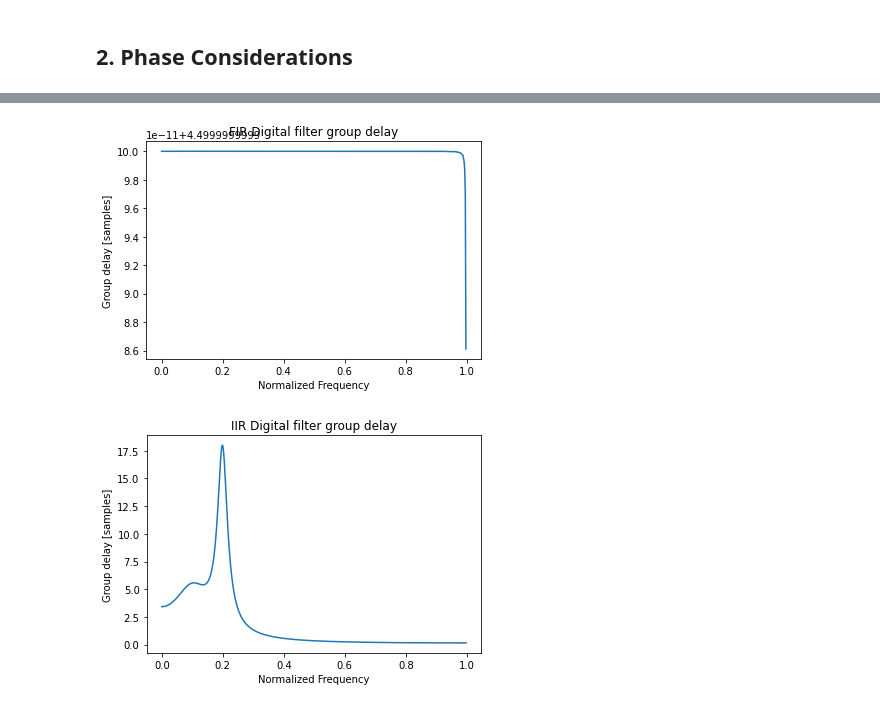
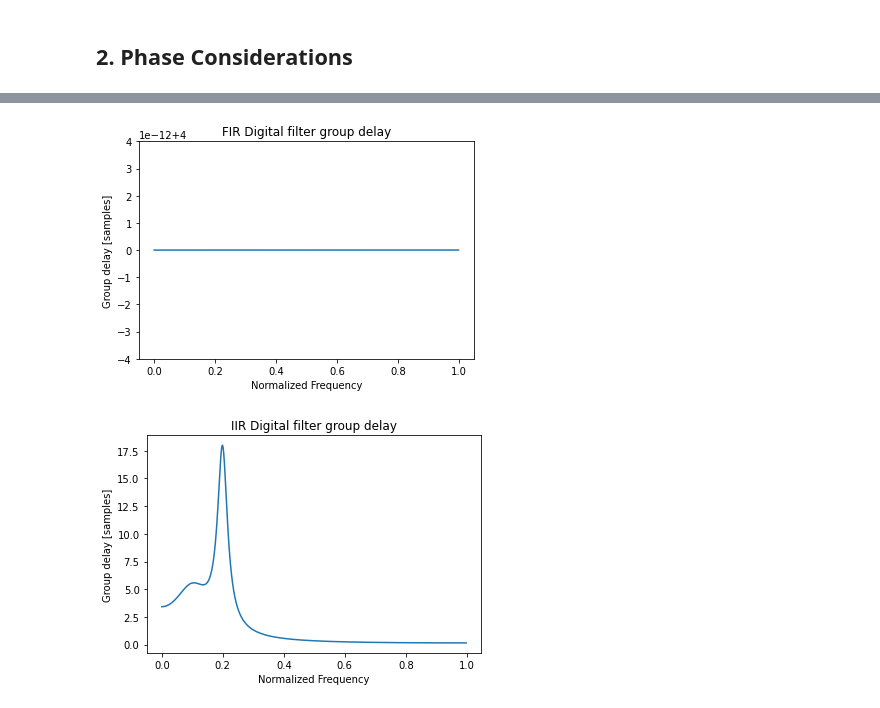
Before and after one commit to MCT-master/MCT4001, a Jupyter notebook: python/notebooks/PythonSession8.ipynb, the cells around one changed output, grey strips where cells are left out. Cells and saved outputs as stored; diff of their text form; code cells hidden in the pictures.

```diff
--- a/python/notebooks/PythonSession8.ipynb
+++ b/python/notebooks/PythonSession8.ipynb
@@ -240,24 +240,24 @@ sd.wait()
 # %%
 # FIR  vs IIR group delay
 
-b = signal.firwin2(10, [0.0, 0.2, 1.0], [1.0, 0.5, 0.0])
+b = signal.firwin2(9, [0.0, 0.2, 1.0], [1.0, 0.5, 0.0])
 
 w, gd = signal.group_delay((b, 1))
 plt.title('FIR Digital filter group delay')
 plt.plot(w/math.pi, gd)
 plt.ylabel('Group delay [samples]')
 plt.xlabel('Normalized Frequency')
 plt.show()
 
 
 [b,a] = signal.iirdesign(0.2, 0.3, 1, 40)
 
 w, gd = signal.group_delay((b, a))
 plt.title('IIR Digital filter group delay')
 plt.plot(w/math.pi, gd)
 plt.ylabel('Group delay [samples]')
 plt.xlabel('Normalized Frequency')
 plt.show()
 # %% [output]
-[figure, old version]
+[figure, new version]
 [figure]
```
Also changed, not shown: parts of 2 cells of this notebook.
